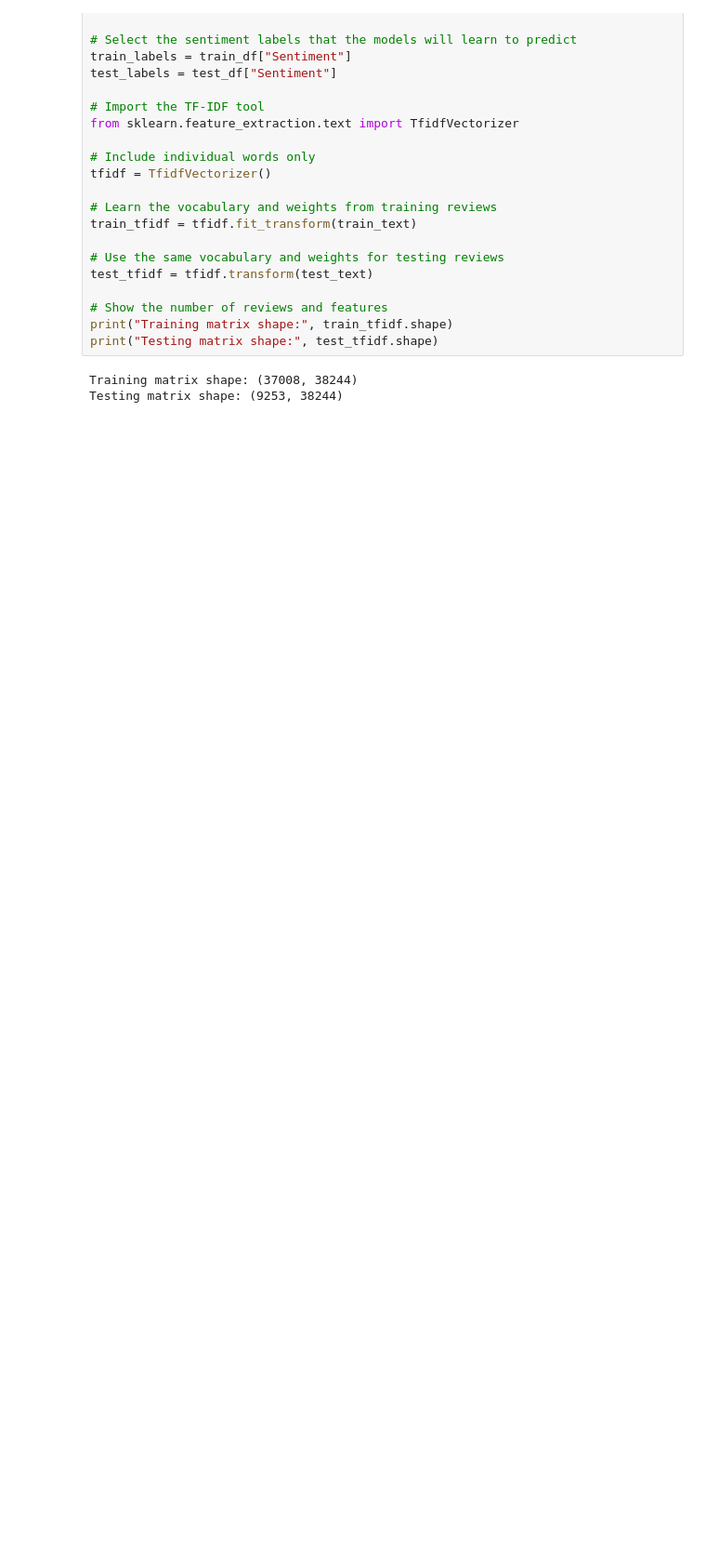
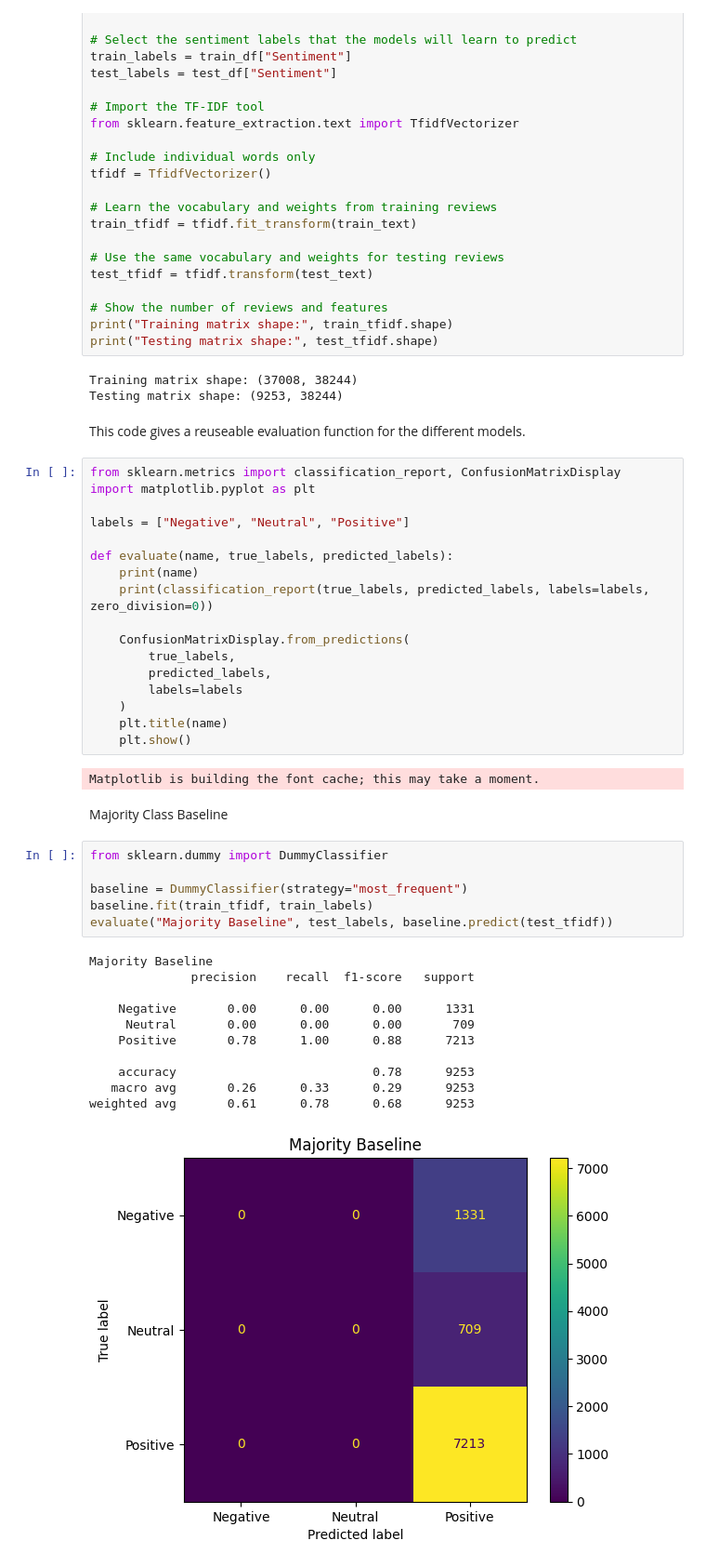
Before and after one commit to ColinWenzel24/amazon-food-review-sentiment-analysis, a Jupyter notebook: notebooks/Logistic_Regression.ipynb, the cells around one changed output. Shown at 93% size. Drawn from its saved outputs; the diff is of its cells as text; blank space fills up the shorter version.

Commit message:
Logistic Regression (3/4) -  Models and evaluation for Logistic Regression and Majority Baseline

```diff
--- a/notebooks/Logistic_Regression.ipynb
+++ b/notebooks/Logistic_Regression.ipynb
@@ -93,3 +93,44 @@ print("Testing matrix shape:", test_tfidf.shape)
 # %% [output]
 Training matrix shape: (37008, 38244)
 Testing matrix shape: (9253, 38244)
+# %% [markdown]
+This code gives a reuseable evaluation function for the different models.
+# %%
+from sklearn.metrics import classification_report, ConfusionMatrixDisplay
+import matplotlib.pyplot as plt
+
+labels = ["Negative", "Neutral", "Positive"]
+
+def evaluate(name, true_labels, predicted_labels):
+    print(name)
+    print(classification_report(true_labels, predicted_labels, labels=labels, zero_division=0))
+
+    ConfusionMatrixDisplay.from_predictions(
+        true_labels,
+        predicted_labels,
+        labels=labels
+    )
+    plt.title(name)
+    plt.show()
+# %% [output]
+Matplotlib is building the font cache; this may take a moment.
+# %% [markdown]
+Majority Class Baseline
+# %%
+from sklearn.dummy import DummyClassifier
+
+baseline = DummyClassifier(strategy="most_frequent")
+baseline.fit(train_tfidf, train_labels)
+evaluate("Majority Baseline", test_labels, baseline.predict(test_tfidf))
+# %% [output]
+Majority Baseline
+              precision    recall  f1-score   support
+
+    Negative       0.00      0.00      0.00      1331
+     Neutral       0.00      0.00      0.00       709
+    Positive       0.78      1.00      0.88      7213
+
+    accuracy                           0.78      9253
+   macro avg       0.26      0.33      0.29      9253
+weighted avg       0.61      0.78      0.68      9253
+[figure, added]
```
Also changed, not shown: parts of 2 cells of this notebook.
